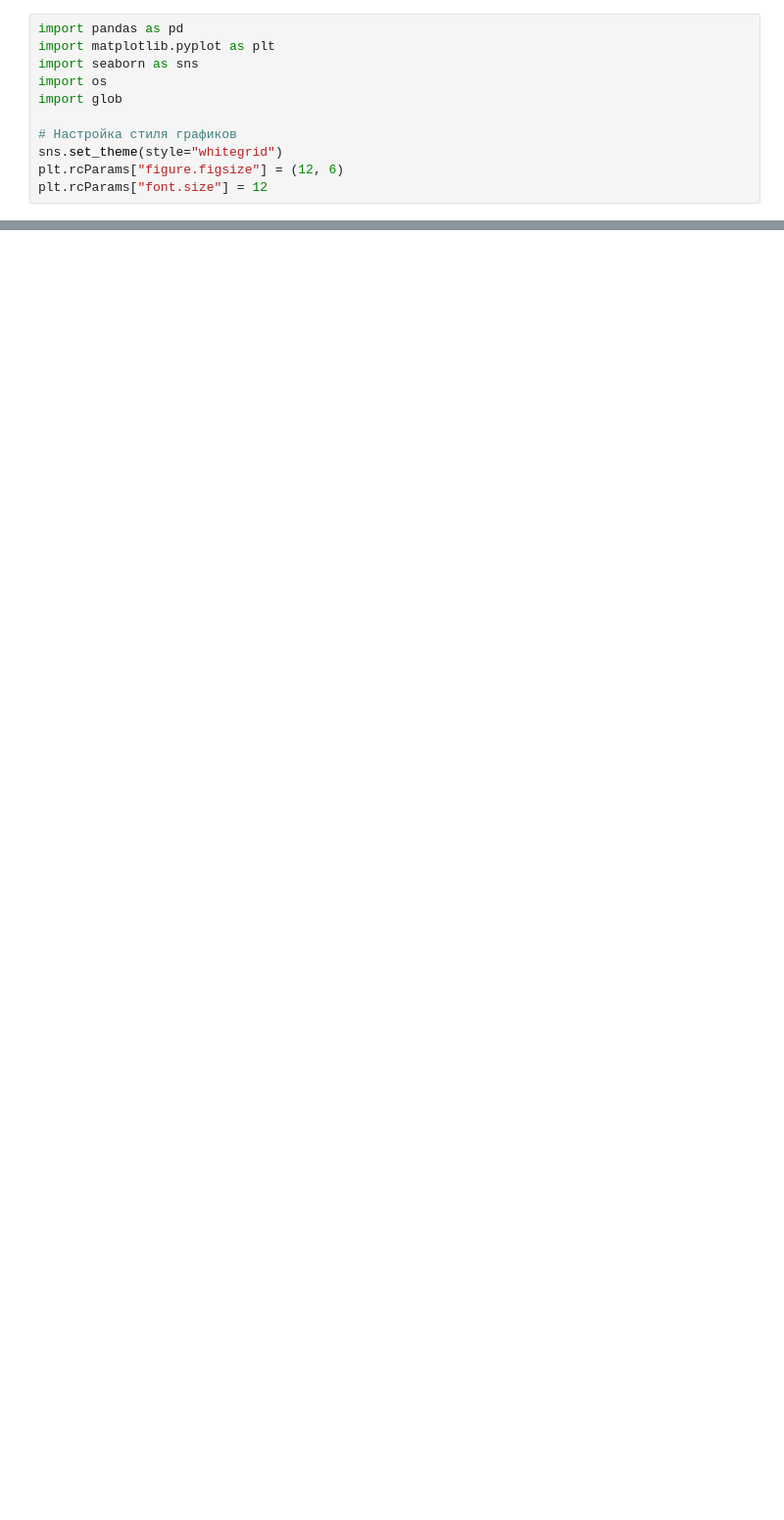
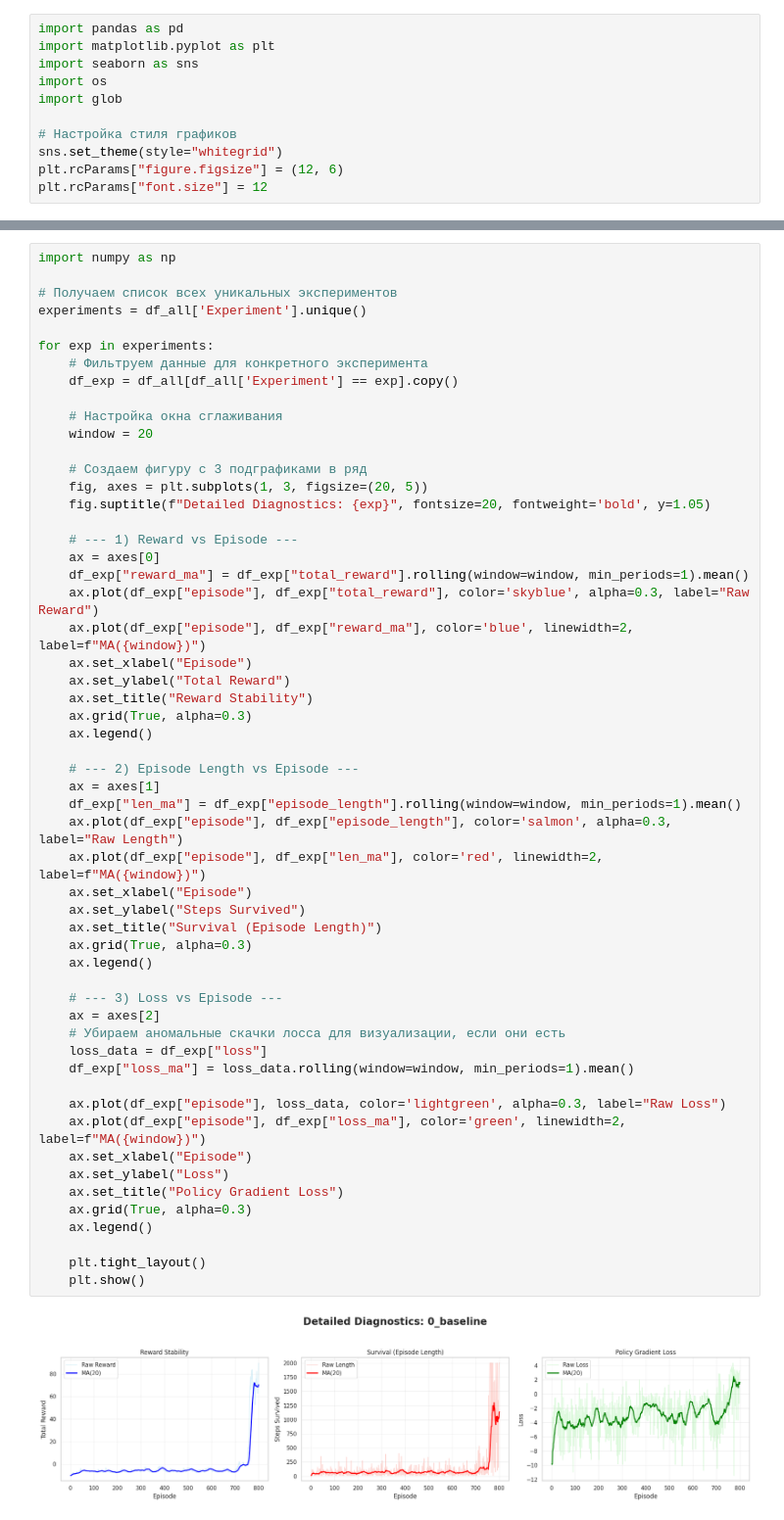
Before and after one commit to GibaDuliya/dodge-blocks, a Jupyter notebook: analysis/visualize_training.ipynb, the cells around one changed output, grey strips where cells are left out. Shown at 98% size. Drawn from its saved outputs; the diff is of its cells as text; blank space fills up the shorter version.

```diff
--- a/analysis/visualize_training.ipynb
+++ b/analysis/visualize_training.ipynb
@@ -76,0 +77,57 @@ Passing `palette` without assigning `hue` is deprecated and will be removed in v
+# %%
+import numpy as np
+
+# Получаем список всех уникальных экспериментов
+experiments = df_all['Experiment'].unique()
+
+for exp in experiments:
+    # Фильтруем данные для конкретного эксперимента
+    df_exp = df_all[df_all['Experiment'] == exp].copy()
+
+    # Настройка окна сглаживания
+    window = 20
+
+    # Создаем фигуру с 3 подграфиками в ряд
+    fig, axes = plt.subplots(1, 3, figsize=(20, 5))
+    fig.suptitle(f"Detailed Diagnostics: {exp}", fontsize=20, fontweight='bold', y=1.05)
+
+    # --- 1) Reward vs Episode ---
+    ax = axes[0]
+    df_exp["reward_ma"] = df_exp["total_reward"].rolling(window=window, min_periods=1).mean()
+    ax.plot(df_exp["episode"], df_exp["total_reward"], color='skyblue', alpha=0.3, label="Raw Reward")
+    ax.plot(df_exp["episode"], df_exp["reward_ma"], color='blue', linewidth=2, label=f"MA({window})")
+    ax.set_xlabel("Episode")
+    ax.set_ylabel("Total Reward")
+    ax.set_title("Reward Stability")
+    ax.grid(True, alpha=0.3)
+    ax.legend()
+
+    # --- 2) Episode Length vs Episode ---
+    ax = axes[1]
+    df_exp["len_ma"] = df_exp["episode_length"].rolling(window=window, min_periods=1).mean()
+    ax.plot(df_exp["episode"], df_exp["episode_length"], color='salmon', alpha=0.3, label="Raw Length")
+    ax.plot(df_exp["episode"], df_exp["len_ma"], color='red', linewidth=2, label=f"MA({window})")
+    ax.set_xlabel("Episode")
+    ax.set_ylabel("Steps Survived")
+    ax.set_title("Survival (Episode Length)")
+    ax.grid(True, alpha=0.3)
+    ax.legend()
+
+    # --- 3) Loss vs Episode ---
+    ax = axes[2]
+    # Убираем аномальные скачки лосса для визуализации, если они есть
+    loss_data = df_exp["loss"]
+    df_exp["loss_ma"] = loss_data.rolling(window=window, min_periods=1).mean()
+
+    ax.plot(df_exp["episode"], loss_data, color='lightgreen', alpha=0.3, label="Raw Loss")
+    ax.plot(df_exp["episode"], df_exp["loss_ma"], color='green', linewidth=2, label=f"MA({window})")
+    ax.set_xlabel("Episode")
+    ax.set_ylabel("Loss")
+    ax.set_title("Policy Gradient Loss")
+    ax.grid(True, alpha=0.3)
+    ax.legend()
+
+    plt.tight_layout()
+    plt.show()
+# %% [output]
+[figure, added]
```
Also changed, not shown: parts of 4 cells of this notebook.
